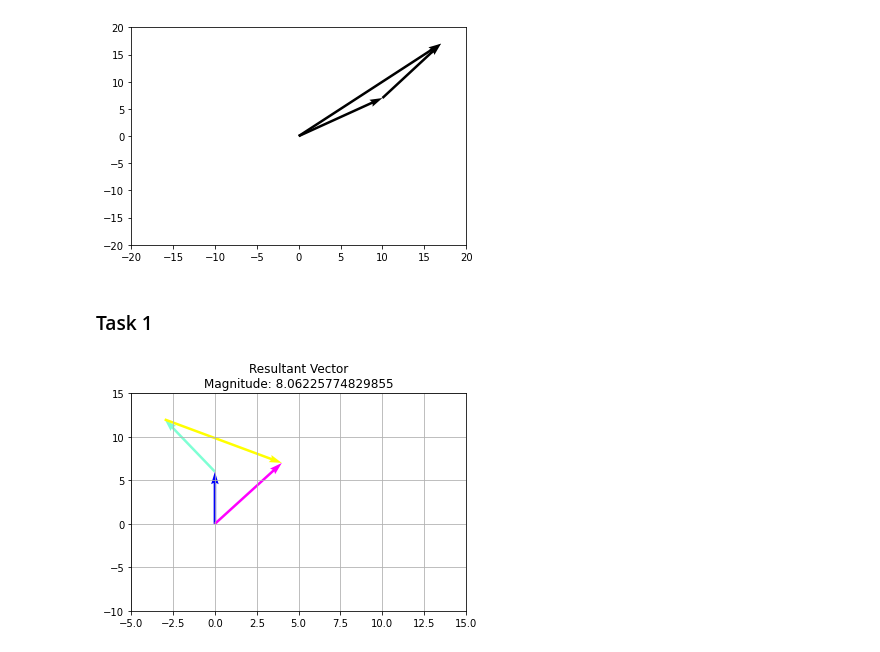
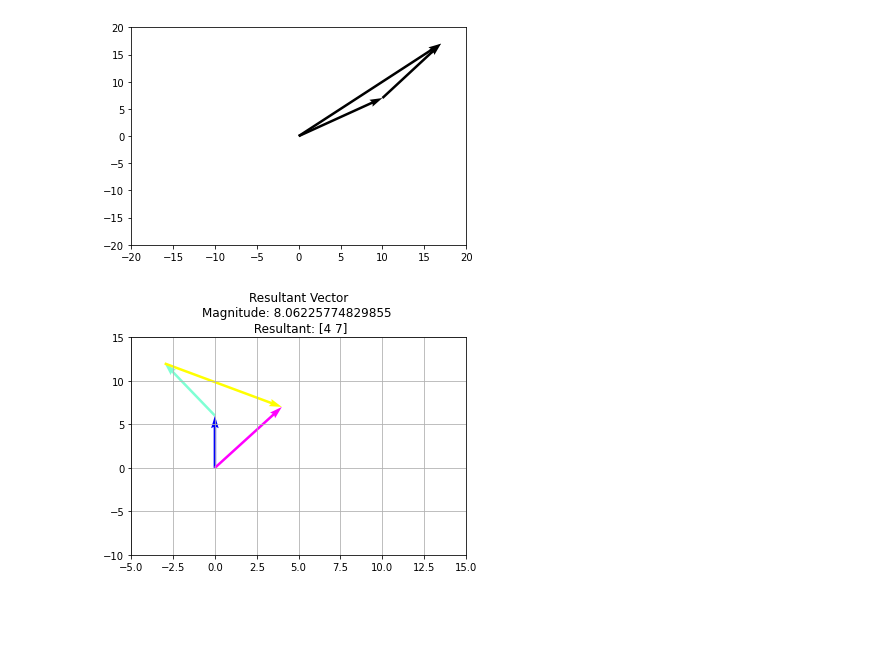
Before and after one commit to xrosemaryc/Linear-Algebra_2nd-Sem, a Jupyter notebook: Assignment9.ipynb, the cells around one changed output. Saved outputs shown, nothing was run; the diff lists cells and outputs as text; code cells hidden in the pictures; blank space fills up the shorter version.

```diff
--- a/Assignment9.ipynb
+++ b/Assignment9.ipynb
@@ -238,23 +253,21 @@ plt.quiver(0,0, R[0], R[1], angles='xy', scale_units='xy',scale=1)
 plt.show()
 # %% [output]
 [figure]
-# %% [markdown]
-### Task 1
 # %%
 CHEL = np.array([0, 6])
 RISA = np.array([-3, 6])
 PINK = CHEL + RISA
 NERI = np.array([7,-5])
 R = CHEL + RISA + NERI
 Magnitude = np.sqrt(np.sum(R**2))
-plt.title("Resultant Vector\nMagnitude: {}" .format(Magnitude))
+plt.title("Resultant Vector\nMagnitude: {} \n Resultant: {}" .format(Magnitude, R))
 plt.xlim(-5, 15)
 plt.ylim(-10, 15)
 plt.quiver(0, 0, CHEL[0], CHEL[1], angles='xy', scale_units='xy', scale=1, color='blue')
 plt.quiver(CHEL[0], CHEL[1], RISA[0], RISA[1], angles='xy', scale_units='xy', scale=1, color='aquamarine')
 plt.quiver(PINK[0], PINK[1], NERI[0], NERI[1], angles='xy', scale_units='xy', scale=1, color='yellow')
 plt.quiver(0, 0, R[0], R[1], angles='xy', scale_units='xy', scale=1, color='magenta')
 plt.grid()
 plt.show()
 # %% [output]
-[figure, old version]
+[figure, new version]
```
Also changed, not shown: parts of 30 cells of this notebook.
